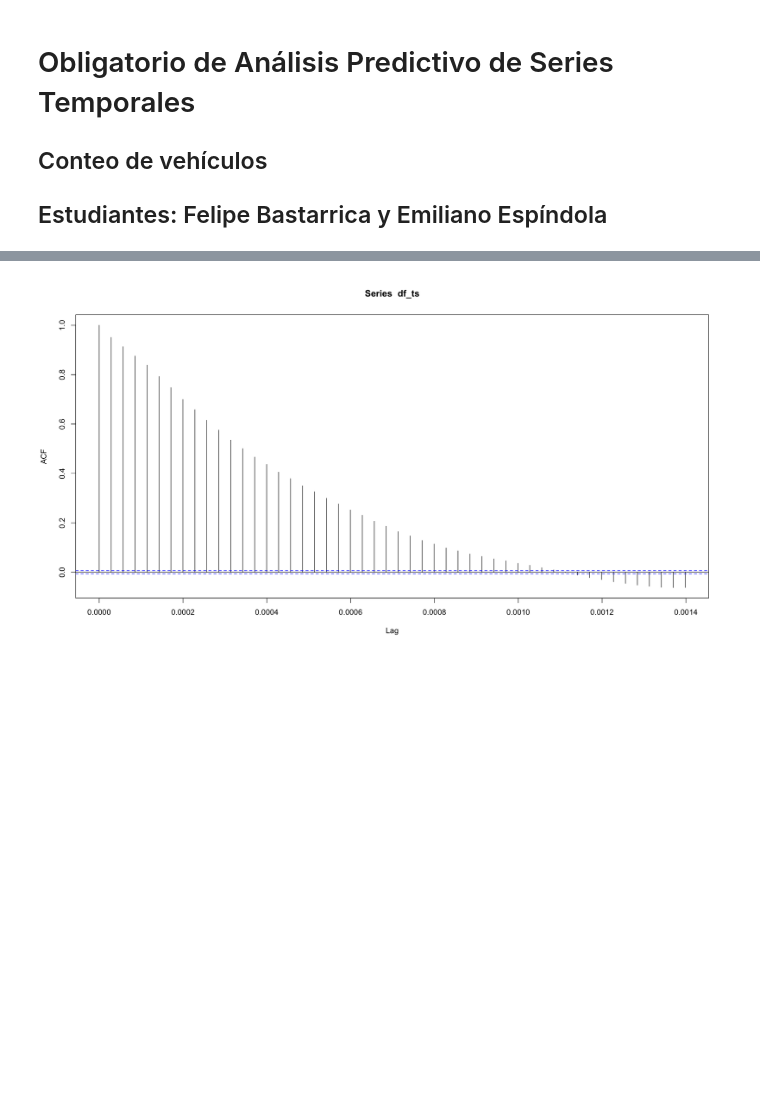
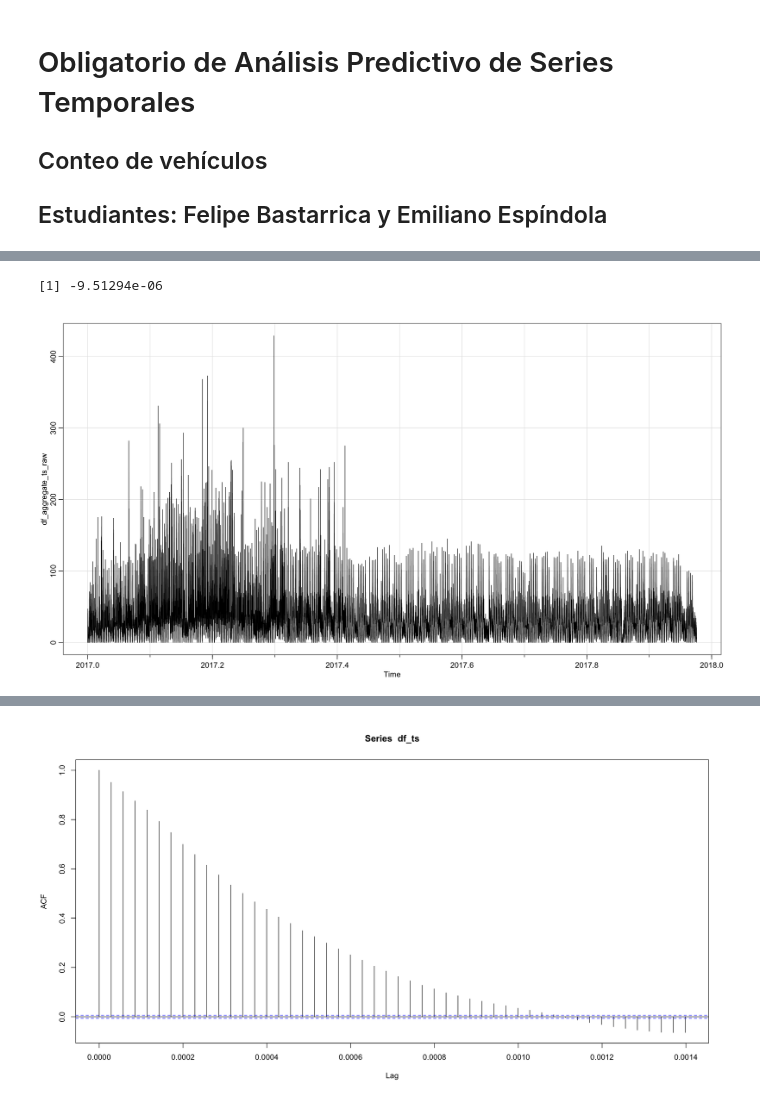
Before and after one commit to FelipeBastarrica/Obligatorio-Series-Temporales, a Jupyter notebook: Obligatorio_ST.ipynb, the cells around one changed output, grey strips where cells are left out. Cells and saved outputs as stored; diff of their text form; code cells hidden in the pictures; blank space fills up the shorter version.

```diff
--- a/Obligatorio_ST.ipynb
+++ b/Obligatorio_ST.ipynb
@@ -32,6 +19,7 @@ The following object is masked from ‘package:astsa’:
 # Carga de datos preprocesados - Son datos para la calle Sarmiento de rambla a
 # requena del 1-1-2017 al 31-12-2018 sumarizado en 3 detectores sin contar sabados y domingos.
 df <- read.csv("./volumen_Sarmiento_15_2017_092019.csv", )
+df_raw = read.csv("./2017_2018_raw.csv", sep =";")
 # %%
 head(df)
 weekend_days = 0
@@ -49,3 +62,15 @@ df_ts_aux = ts(df$volumen15, frequency=freq_aux, start=c(2017,1))
+# %%
+2017.00000951294-2017.00001902588
+# %% [output]
+[1] -9.51294e-06
+# %%
+df_aggregate_raw = aggregate(df_ts_aux_raw, nfrequency = (365*24*60)/(5*3), FUN = sum)
+df_aggregate_ts_raw = ts(df_aggregate_raw, frequency = (365*24*60)/(5), start=c(2017,1))
+# Plot de la TS
+tsplot(df_aggregate_ts_raw)
+#time(df_aggregate_raw)
+# %% [output]
+[figure, added]
 # %%
 # Plot de la TS
 tsplot(df_ts)
```
Also changed, not shown: parts of 13 cells of this notebook.
